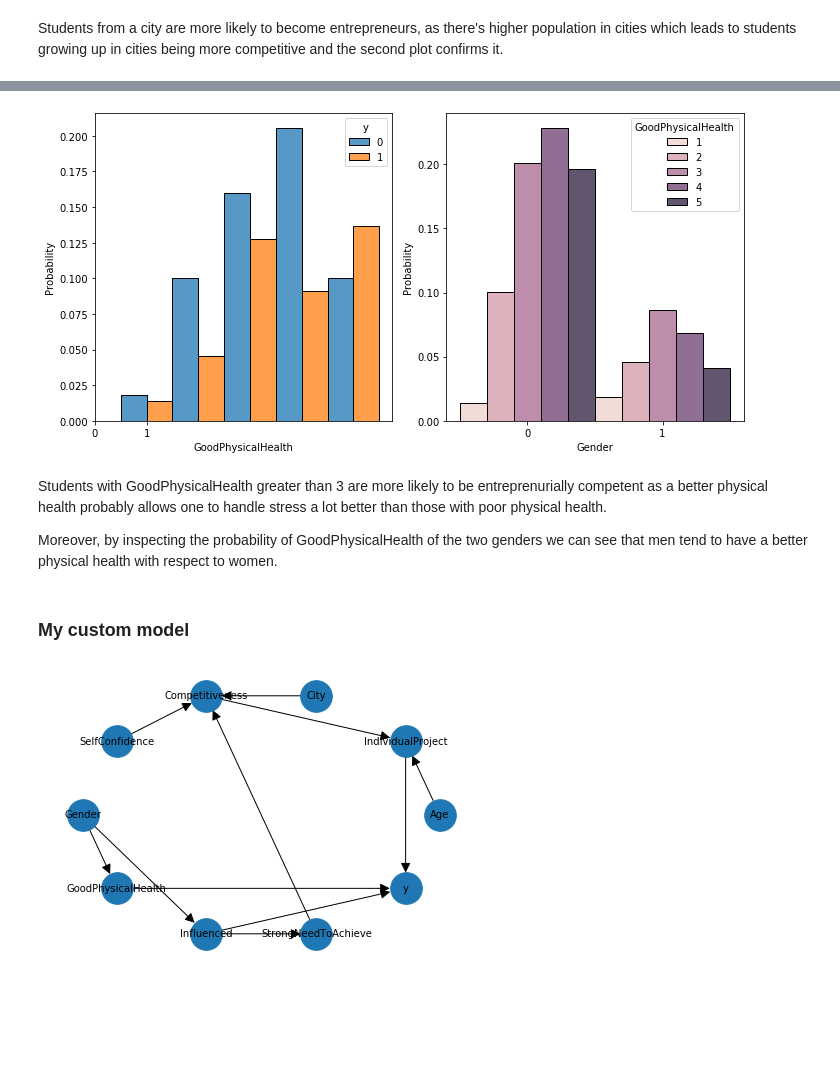
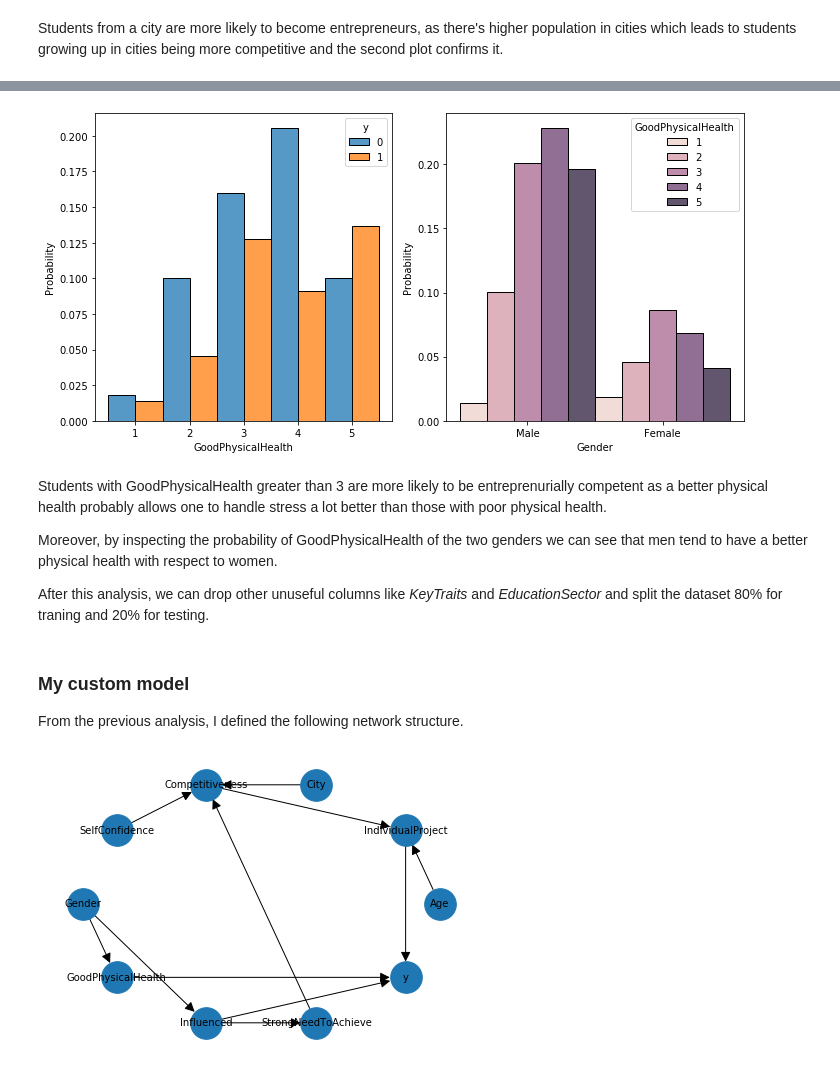
Before and after one commit to giorgiac98/student-bayesian-network, a Jupyter notebook: Entrepreneurial competency in university students.ipynb, the cells around one changed output, grey strips where cells are left out. Drawn from its saved outputs; the diff is of its cells as text; code cells hidden in the pictures; blank space fills up the shorter version.

```diff
--- a/Entrepreneurial competency in university students.ipynb
+++ b/Entrepreneurial competency in university students.ipynb
@@ -120,15 +139,16 @@ Also men are more influenced, as they are probably inspired by other successful
 # %%
 fig, (a1, a2) = plt.subplots(nrows=1, ncols=2, figsize=(10, 5))
 
 sns.histplot(x=df['GoodPhysicalHealth'], hue='y', data=df, discrete=True, stat='probability', multiple="dodge", ax=a1)
 sns.histplot(x=df['Gender'], hue='GoodPhysicalHealth', data=df, discrete=True, stat='probability', multiple="dodge", ax=a2)
-a1.set_xticks([0,1])
-a2.set_xticks([0,1])
+
 fig.tight_layout()
 # %% [output]
-[figure, old version]
+[figure, new version]
 # %% [markdown]
 Students with GoodPhysicalHealth greater than 3 are more likely to be entreprenurially competent as a better physical health probably allows one to handle stress a lot better than those with poor physical health.
 
 Moreover, by inspecting the probability of GoodPhysicalHealth of the two genders we can see that men tend to have a better physical health with respect to women.
+
+After this analysis, we can drop other unuseful columns like *KeyTraits* and *EducationSector* and split the dataset 80% for traning and 20% for testing.
 # %%
@@ -142,8 +161,10 @@ train_data = df.iloc[sample]
 test_data = df.drop(sample)
 test_y = test_data['y']
 test_data.drop(columns=['y'], inplace=True)
-# %% [markdown]
-### My custom model
+# %% [markdown]
+### My custom model
+
+From the previous analysis, I defined the following network structure.
 # %%
 from pgmpy.models import BayesianModel
 
```
Also changed, not shown: parts of 20 cells of this notebook, 1 other file.
